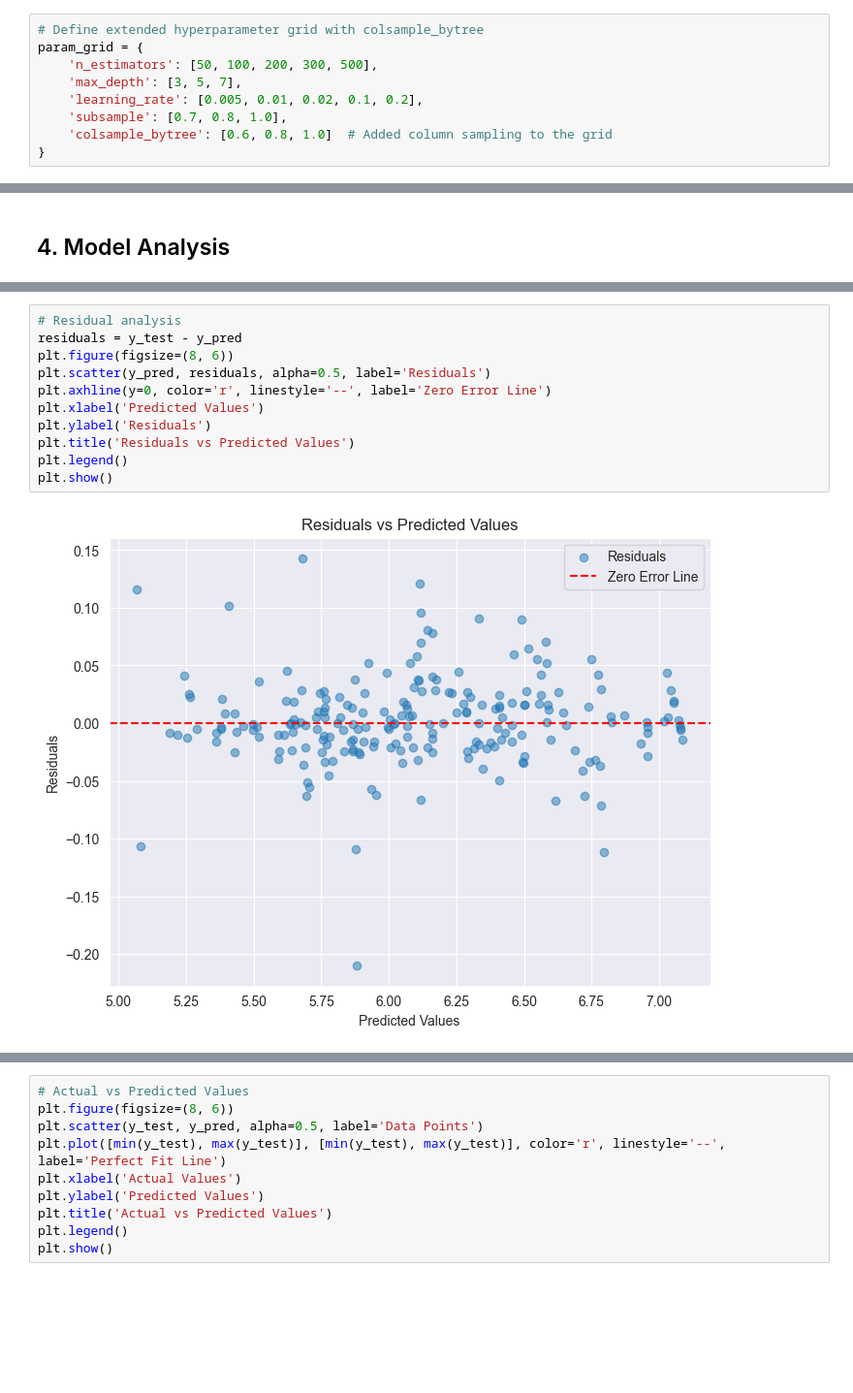
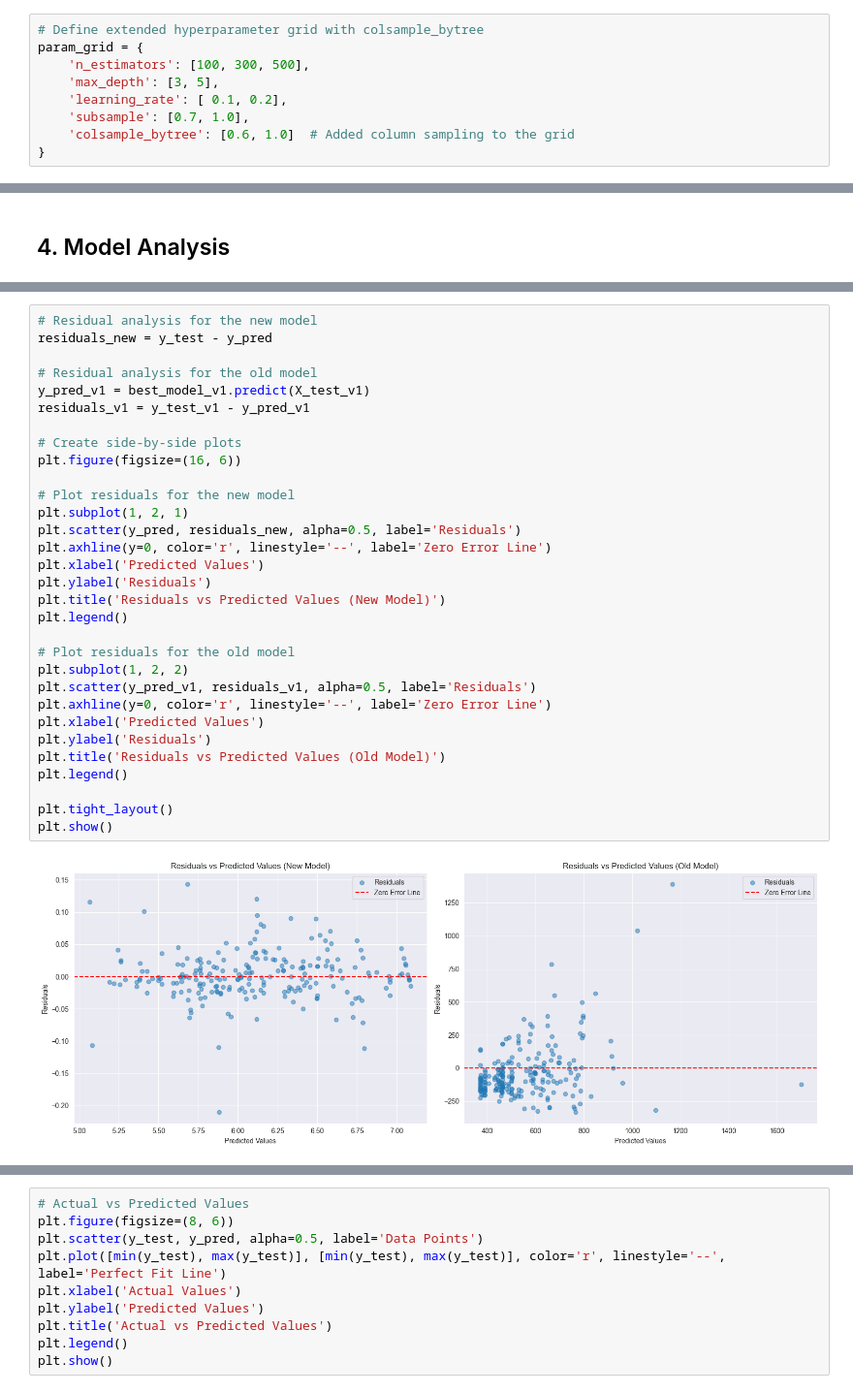
Before and after one commit to guyreuveni33/Tabular-DS, a Jupyter notebook: p2_final_version.ipynb, the cells around one changed output, grey strips where cells are left out. Shown at 97% size. Drawn from its saved outputs; the diff is of its cells as text; blank space fills up the shorter version.

```diff
--- a/p2_final_version.ipynb
+++ b/p2_final_version.ipynb
@@ -235,11 +234,11 @@ X_train, X_test, y_train, y_test = train_test_split(X, y, test_size=0.2, random_
 # %%
 # Define extended hyperparameter grid with colsample_bytree
 param_grid = {
-    'n_estimators': [50, 100, 200, 300, 500],
-    'max_depth': [3, 5, 7],
-    'learning_rate': [0.005, 0.01, 0.02, 0.1, 0.2],
-    'subsample': [0.7, 0.8, 1.0],
-    'colsample_bytree': [0.6, 0.8, 1.0]  # Added column sampling to the grid
+    'n_estimators': [100, 300, 500],
+    'max_depth': [3, 5],
+    'learning_rate': [ 0.1, 0.2],
+    'subsample': [0.7, 1.0],
+    'colsample_bytree': [0.6, 1.0]  # Added column sampling to the grid
 }
 # %%
 # Train the model using GridSearchCV
@@ -295,13 +331,33 @@ The bar plot above highlights the most influential features in the model:
 # %%
-# Residual analysis
-residuals = y_test - y_pred
-plt.figure(figsize=(8, 6))
-plt.scatter(y_pred, residuals, alpha=0.5, label='Residuals')
+# Residual analysis for the new model
+residuals_new = y_test - y_pred
+
+# Residual analysis for the old model
+y_pred_v1 = best_model_v1.predict(X_test_v1)
+residuals_v1 = y_test_v1 - y_pred_v1
+
+# Create side-by-side plots
+plt.figure(figsize=(16, 6))
+
+# Plot residuals for the new model
+plt.subplot(1, 2, 1)
+plt.scatter(y_pred, residuals_new, alpha=0.5, label='Residuals')
 plt.axhline(y=0, color='r', linestyle='--', label='Zero Error Line')
 plt.xlabel('Predicted Values')
 plt.ylabel('Residuals')
-plt.title('Residuals vs Predicted Values')
+plt.title('Residuals vs Predicted Values (New Model)')
 plt.legend()
+
+# Plot residuals for the old model
+plt.subplot(1, 2, 2)
+plt.scatter(y_pred_v1, residuals_v1, alpha=0.5, label='Residuals')
+plt.axhline(y=0, color='r', linestyle='--', label='Zero Error Line')
+plt.xlabel('Predicted Values')
+plt.ylabel('Residuals')
+plt.title('Residuals vs Predicted Values (Old Model)')
+plt.legend()
+
+plt.tight_layout()
 plt.show()
 # %% [output]
-[figure, old version]
+[figure, new version]
```
Also changed, not shown: parts of 10 cells of this notebook.
